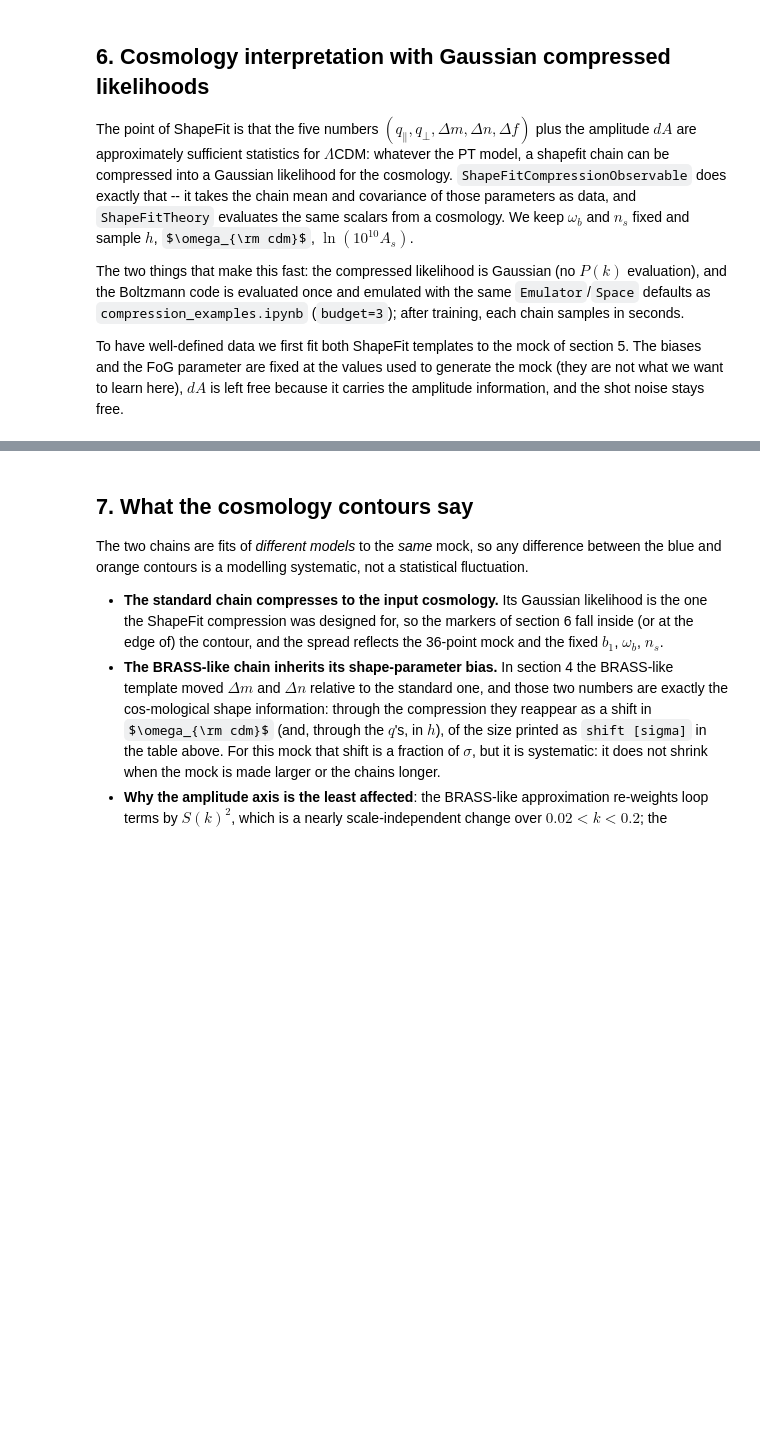
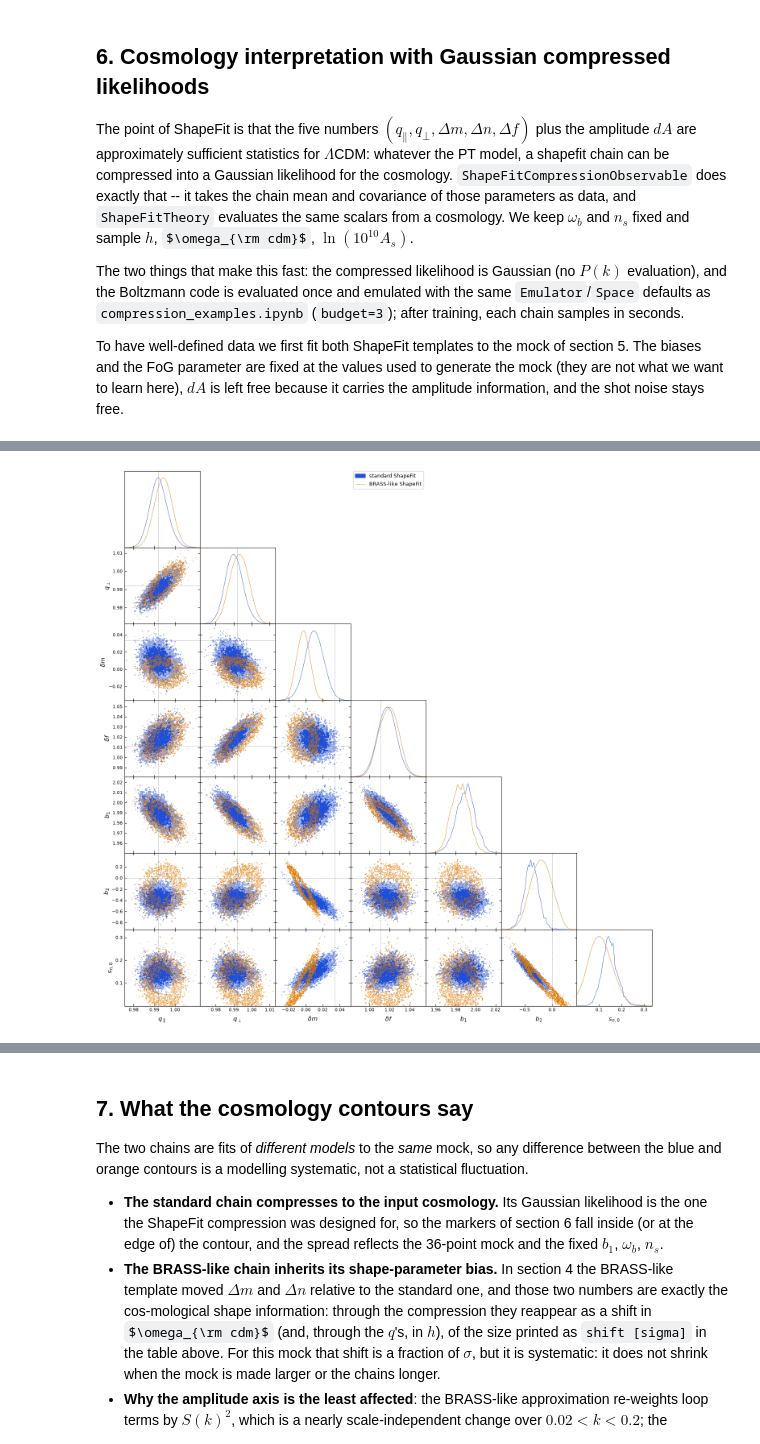
Before and after one commit to dforero0896/desilike, a Jupyter notebook: nb/fs_shapefit_fast.ipynb, the cells around one changed output, grey strips where cells are left out. Drawn from its saved outputs; the diff is of its cells as text; code cells hidden in the pictures; some formulas as TeX source; blank space fills up the shorter version.

```diff
--- a/nb/fs_shapefit_fast.ipynb
+++ b/nb/fs_shapefit_fast.ipynb
@@ -618,0 +641,8 @@ sn0               1.00000   1.05804+- 0.01268   1.03008+- 0.01380
+# %%
+
+plotting.plot_triangle([direct_post['standard'], direct_post['fast']], params=FREE, show_1d=True, filled=[True, False],
+                       contour_colors=['#1f4fd8', '#e07b00'],
+                       labels=['standard ShapeFit', 'BRASS-like ShapeFit'],
+                       markers={name: float(SHAPEFIT_TRUTH.get(name, 0.)) for name in FREE})
+plt.show()
+# %% [output]
@@ -619 +666,2 @@ sn0               1.00000   1.05804+- 0.01268   1.03008+- 0.01380
+[figure, added]
 # %%
```
Also changed, not shown: parts of 7 cells of this notebook.
